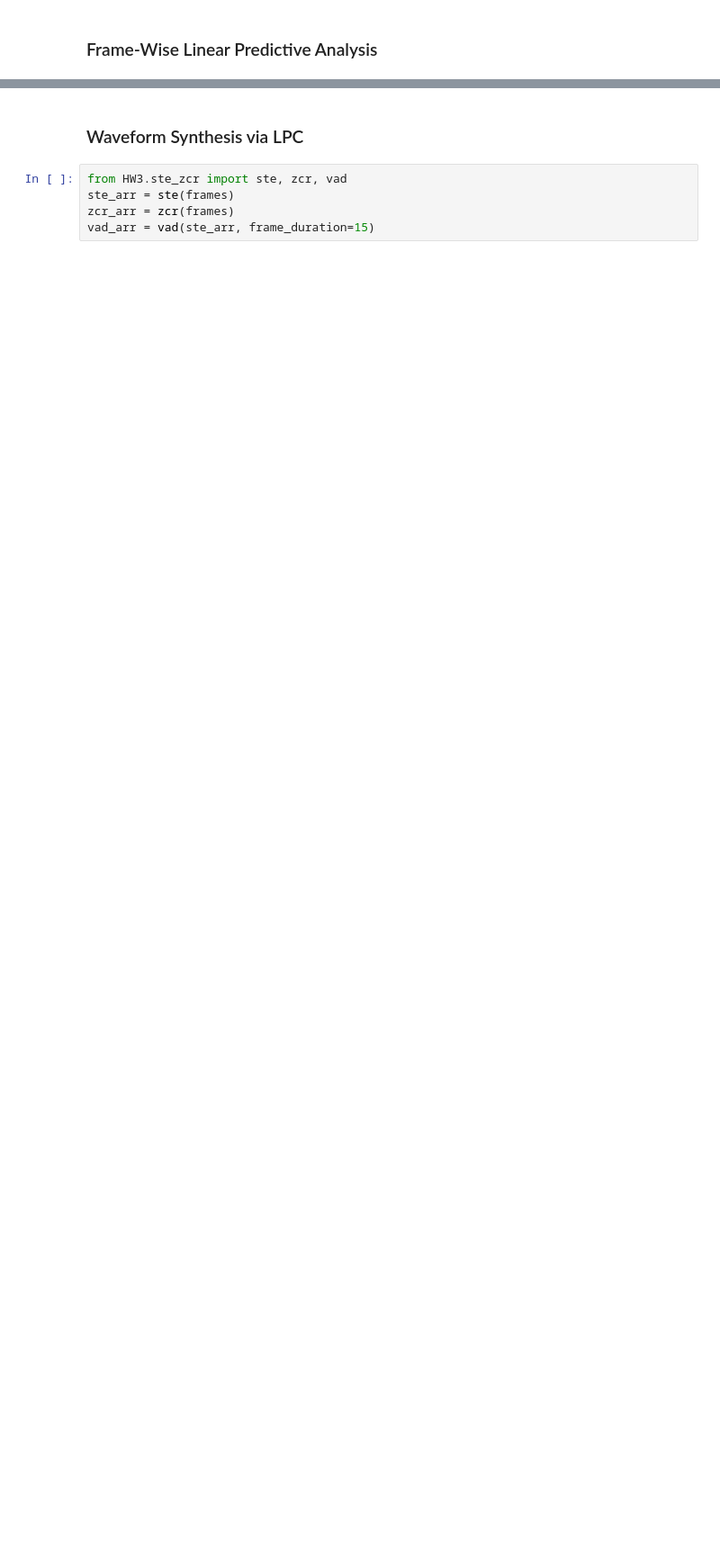
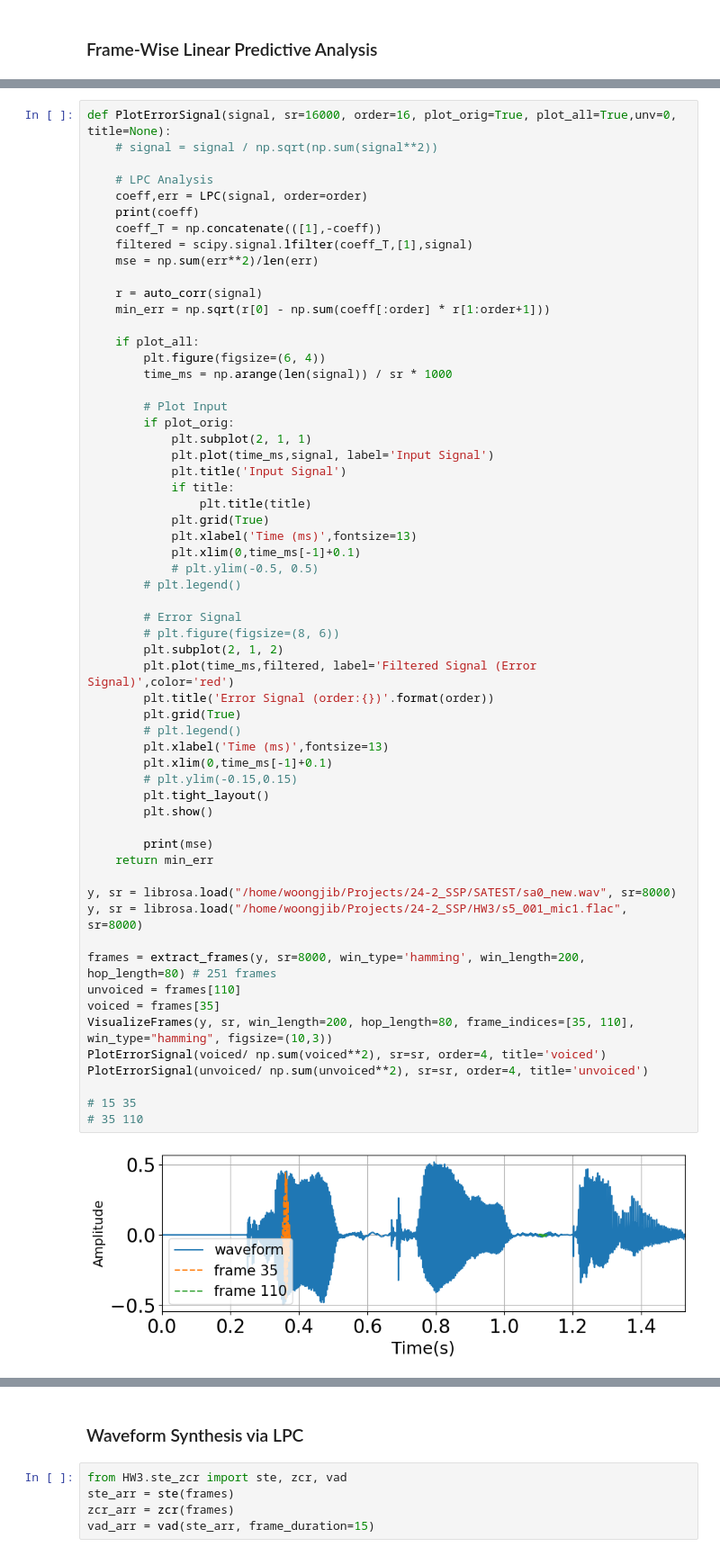
Before and after one commit to woongzip1/SSP, a Jupyter notebook: HW4/lpa.ipynb, the cells around one changed output, grey strips where cells are left out. Shown at 90% size. Saved outputs shown, nothing was run; the diff lists cells and outputs as text; blank space fills up the shorter version.

```diff
--- a/HW4/lpa.ipynb
+++ b/HW4/lpa.ipynb
@@ -77,0 +95,61 @@ gain: 0.023088111184853367
+# %%
+def PlotErrorSignal(signal, sr=16000, order=16, plot_orig=True, plot_all=True,unv=0, title=None):
+    # signal = signal / np.sqrt(np.sum(signal**2))
+
+    # LPC Analysis
+    coeff,err = LPC(signal, order=order)
+    print(coeff)
+    coeff_T = np.concatenate(([1],-coeff))
+    filtered = scipy.signal.lfilter(coeff_T,[1],signal)
+    mse = np.sum(err**2)/len(err)
+
+    r = auto_corr(signal)
+    min_err = np.sqrt(r[0] - np.sum(coeff[:order] * r[1:order+1]))
+
+    if plot_all:
+        plt.figure(figsize=(6, 4))
+        time_ms = np.arange(len(signal)) / sr * 1000
+
+        # Plot Input
+        if plot_orig:
+            plt.subplot(2, 1, 1)
+            plt.plot(time_ms,signal, label='Input Signal')
+            plt.title('Input Signal')
+            if title:
+                plt.title(title)
+            plt.grid(True)
+            plt.xlabel('Time (ms)',fontsize=13)
+            plt.xlim(0,time_ms[-1]+0.1)
+            # plt.ylim(-0.5, 0.5)
+        # plt.legend()
+
+        # Error Signal
+        # plt.figure(figsize=(8, 6))
+        plt.subplot(2, 1, 2)
+        plt.plot(time_ms,filtered, label='Filtered Signal (Error Signal)',color='red')
+        plt.title('Error Signal (order:{})'.format(order))
+        plt.grid(True)
+        # plt.legend()
+        plt.xlabel('Time (ms)',fontsize=13)
+        plt.xlim(0,time_ms[-1]+0.1)
+        # plt.ylim(-0.15,0.15)
+        plt.tight_layout()
+        plt.show()
+
+        print(mse)
+    return min_err
+
+y, sr = librosa.load("/home/woongjib/Projects/24-2_SSP/SATEST/sa0_new.wav", sr=8000)
+y, sr = librosa.load("/home/woongjib/Projects/24-2_SSP/HW3/s5_001_mic1.flac", sr=8000)
+
+frames = extract_frames(y, sr=8000, win_type='hamming', win_length=200, hop_length=80) # 251 frames
+unvoiced = frames[110]
+voiced = frames[35]
+VisualizeFrames(y, sr, win_length=200, hop_length=80, frame_indices=[35, 110], win_type="hamming", figsize=(10,3))
+PlotErrorSignal(voiced/ np.sum(voiced**2), sr=sr, order=4, title='voiced')
+PlotErrorSignal(unvoiced/ np.sum(unvoiced**2), sr=sr, order=4, title='unvoiced')
+
+# 15 35
+# 35 110
+# %% [output]
+[figure, added]
```
Also changed, not shown: parts of 6 cells of this notebook, 4 other files.
